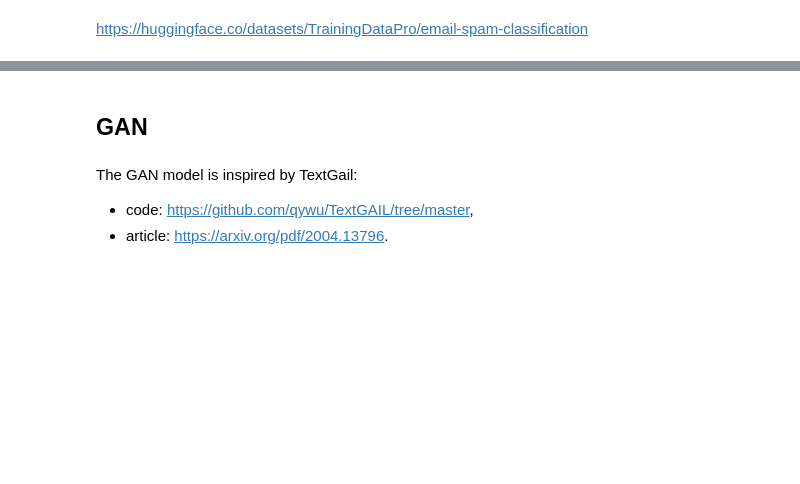
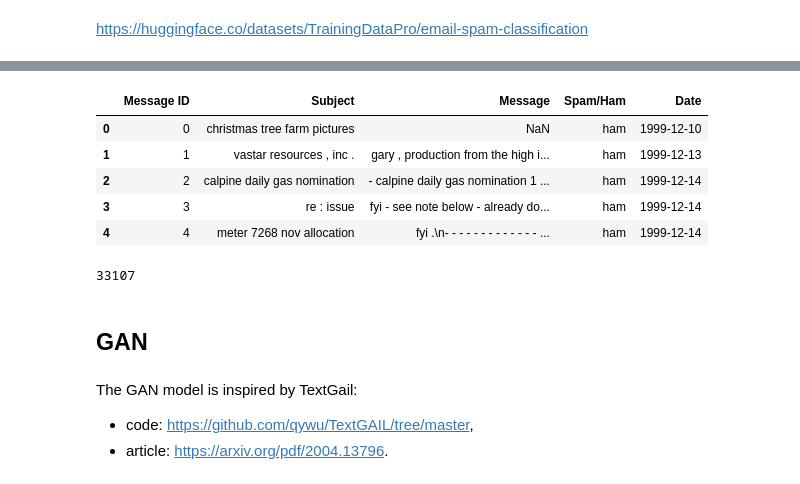
Before and after one commit to pic-spam-detection/offensive, a Jupyter notebook: notebooks/Spam_generation_GAN.ipynb, the cells around one changed output, grey strips where cells are left out. Drawn from its saved outputs; the diff is of its cells as text; code cells hidden in the pictures; blank space fills up the shorter version.

```diff
--- a/notebooks/Spam_generation_GAN.ipynb
+++ b/notebooks/Spam_generation_GAN.ipynb
@@ -104,0 +101,13 @@ test_loader = DataLoader(
+# %%
+import pandas as pd
+
+df = pd.read_csv('/content/enron_spam_data.csv')
+# %%
+df.head()
+# %% [output]
+|  | Message ID | Subject | Message | Spam/Ham | Date |
+| 0 | 0 | christmas tree farm pictures | NaN | ham | 1999-12-10 |
+| 1 | 1 | vastar resources , inc . | gary , production from the high i... | ham | 1999-12-13 |
+| 2 | 2 | calpine daily gas nomination | - calpine daily gas nomination 1 ... | ham | 1999-12-14 |
+| 3 | 3 | re : issue | fyi - see note below - already do... | ham | 1999-12-14 |
+| 4 | 4 | meter 7268 nov allocation | fyi .\n- - - - - - - - - - - - - ... | ham | 1999-12-14 |
@@ -104,0 +116,4 @@ test_loader = DataLoader(
+# %%
+len(df)
+# %% [output]
+33107
```
Also changed, not shown: parts of 26 cells of this notebook.
